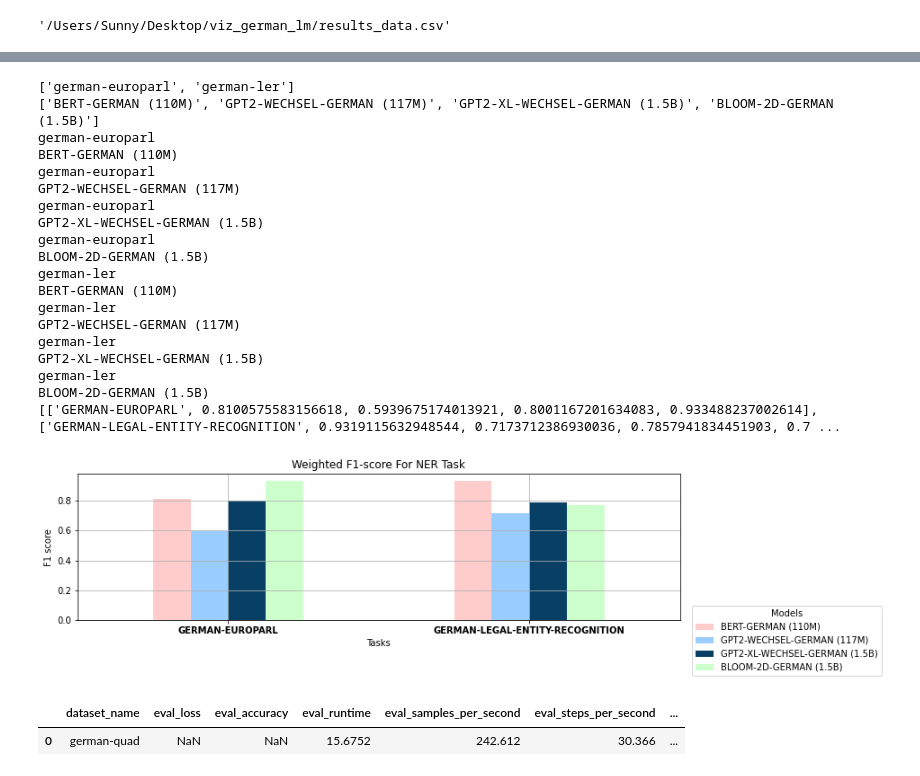
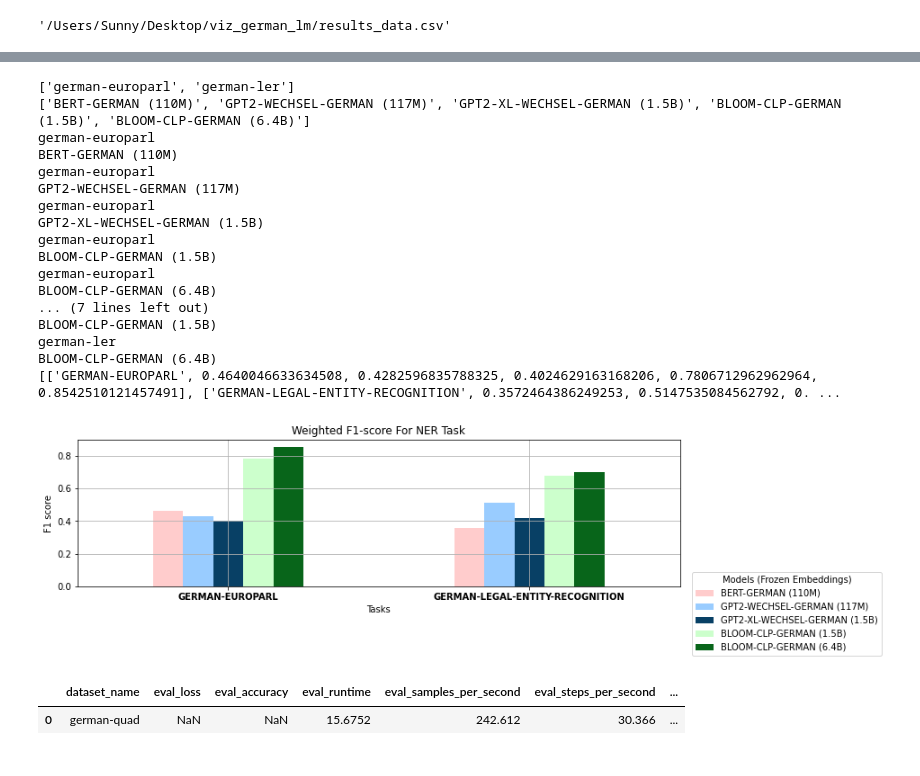
Before and after one commit to malteos/finetune-evaluation-harness, a Jupyter notebook: viz_german_lm/dashboard.ipynb, the cells around one changed output, grey strips where cells are left out. Cells and saved outputs as stored; diff of their text form; code cells hidden in the pictures.

```diff
--- a/viz_german_lm/dashboard.ipynb
+++ b/viz_german_lm/dashboard.ipynb
@@ -75,9 +75,9 @@ ds_name = list(set(df_cls.dataset_name))
 print(ds_name)
 
 #model_name = list(set(df_cls.model_name))
-#model_name = ['BERT-GERMAN (110M)', 'GPT2-WECHSEL-GERMAN (117M)', 'GPT2-XL-WECHSEL-GERMAN (1.5B)', 'BLOOM-2D-GERMAN (1.5B)', 'BLOOM-2D-GERMAN (6.4B)']
+#model_name = ['BERT-GERMAN (110M)', 'GPT2-WECHSEL-GERMAN (117M)', 'GPT2-XL-WECHSEL-GERMAN (1.5B)', 'BLOOM-CLP-GERMAN (1.5B)', 'BLOOM-CLP-GERMAN (6.4B)']
 
-model_name = ['BERT-GERMAN (110M)', 'GPT2-WECHSEL-GERMAN (117M)', 'GPT2-XL-WECHSEL-GERMAN (1.5B)', 'BLOOM-2D-GERMAN (1.5B)']
+model_name = ['BERT-GERMAN (110M)', 'GPT2-WECHSEL-GERMAN (117M)', 'GPT2-XL-WECHSEL-GERMAN (1.5B)', 'BLOOM-CLP-GERMAN (1.5B)']
 print(model_name)
 
 
@@ -166,8 +168,9 @@ print(ds_name)
 #model_name = ['bert-german', 'gpt2-xl-german', 'gpt2-wechsel-german']
 #model_name = ['BERT-GERMAN (110M)', 'GPT2-WECHSEL-GERMAN (117M)', 'GPT2-XL-WECHSEL-GERMAN (1.5B)', 'BLOOM-2D-GERMAN (1.5B)', 'BLOOM-2D-GERMAN (6.4B)']
 
-model_name = ['BERT-GERMAN (110M)', 'GPT2-WECHSEL-GERMAN (117M)', 'GPT2-XL-WECHSEL-GERMAN (1.5B)', 'BLOOM-2D-GERMAN (1.5B)']
+#model_name = model_name = ['BERT-GERMAN (110M)', 'GPT2-WECHSEL-GERMAN (117M)', 'GPT2-XL-WECHSEL-GERMAN (1.5B)', 'BLOOM-CLP-GERMAN (1.5B)']
 
+model_name = ['BERT-GERMAN (110M)', 'GPT2-WECHSEL-GERMAN (117M)', 'GPT2-XL-WECHSEL-GERMAN (1.5B)', 'BLOOM-CLP-GERMAN (1.5B)', 'BLOOM-CLP-GERMAN (6.4B)']
 
 print(model_name)
 
@@ -196,48 +199,46 @@ columns = ['Tasks'] + model_name
 
 
 df_new = pd.DataFrame(all_evals, columns = columns)
 df_new.plot(
     x='Tasks',
     kind = 'bar',
     stacked = False,
     title='Weighted F1-score For NER Task',
     #xlabel = 'Datasets',
     ylabel = 'F1 score',
     #colormap='Accent',
     color = ['#FFCCCC', '#99CCFF', '#084065', '#CCFFCC', '#08651A']
 )
 
 plt.rcParams["figure.figsize"] = (10,3)
 #plt.xlabel('Datasets', rotation=0, fontsize=10, labelpad=20)
 plt.xticks(rotation = 360, weight = 'bold')
 plt.grid()
 
-#plt.legend(title = 'Models (Frozen Embeddings)', bbox_to_anchor=(1.02, 0.1), loc='upper left', borderaxespad=0)
-#plt.savefig('ner_res_freeze.png', bbox_inches='tight')
+plt.legend(title = 'Models (Frozen Embeddings)', bbox_to_anchor=(1.02, 0.1), loc='upper left', borderaxespad=0)
+plt.savefig('ner_res_freeze.png', bbox_inches='tight')
 
-plt.legend(title = 'Models', bbox_to_anchor=(1.02, 0.1), loc='upper left', borderaxespad=0)
-plt.savefig('ner_res.png', bbox_inches='tight')
+#plt.legend(title = 'Models', bbox_to_anchor=(1.02, 0.1), loc='upper left', borderaxespad=0)
+#plt.savefig('ner_res.png', bbox_inches='tight')
 # %% [output]
 ['german-europarl', 'german-ler']
-['BERT-GERMAN (110M)', 'GPT2-WECHSEL-GERMAN (117M)', 'GPT2-XL-WECHSEL-GERMAN (1.5B)', 'BLOOM-2D-GERMAN (1.5B)']
+['BERT-GERMAN (110M)', 'GPT2-WECHSEL-GERMAN (117M)', 'GPT2-XL-WECHSEL-GERMAN (1.5B)', 'BLOOM-CLP-GERMAN (1.5B)', 'BLOOM-CLP-GERMAN (6.4B)']
 german-europarl
 BERT-GERMAN (110M)
 german-europarl
 GPT2-WECHSEL-GERMAN (117M)
 german-europarl
 GPT2-XL-WECHSEL-GERMAN (1.5B)
 german-europarl
-BLOOM-2D-GERMAN (1.5B)
+BLOOM-CLP-GERMAN (1.5B)
+german-europarl
+BLOOM-CLP-GERMAN (6.4B)
+... (7 lines left out)
+BLOOM-CLP-GERMAN (1.5B)
 german-ler
-BERT-GERMAN (110M)
-german-ler
-GPT2-WECHSEL-GERMAN (117M)
-german-ler
-GPT2-XL-WECHSEL-GERMAN (1.5B)
-german-ler
-BLOOM-2D-GERMAN (1.5B)
-[['GERMAN-EUROPARL', 0.8100575583156618, 0.5939675174013921, 0.8001167201634083, 0.933488237002614], ['GERMAN-LEGAL-ENTITY-RECOGNITION', 0.9319115632948544, 0.7173712386930036, 0.7857941834451903, 0.7 ...
+BLOOM-CLP-GERMAN (6.4B)
+[['GERMAN-EUROPARL', 0.4640046633634508, 0.4282596835788325, 0.4024629163168206, 0.7806712962962964, 0.8542510121457491], ['GERMAN-LEGAL-ENTITY-RECOGNITION', 0.3572464386249253, 0.5147535084562792, 0. ...
-[figure, old version]
+[figure, new version]
 # %%
 df_qa = df[df.problem_type == "question_answering"]
 df_qa = df_qa.drop_duplicates(ignore_index = True)
```
Also changed, not shown: parts of 4 cells of this notebook, 6 other files.
